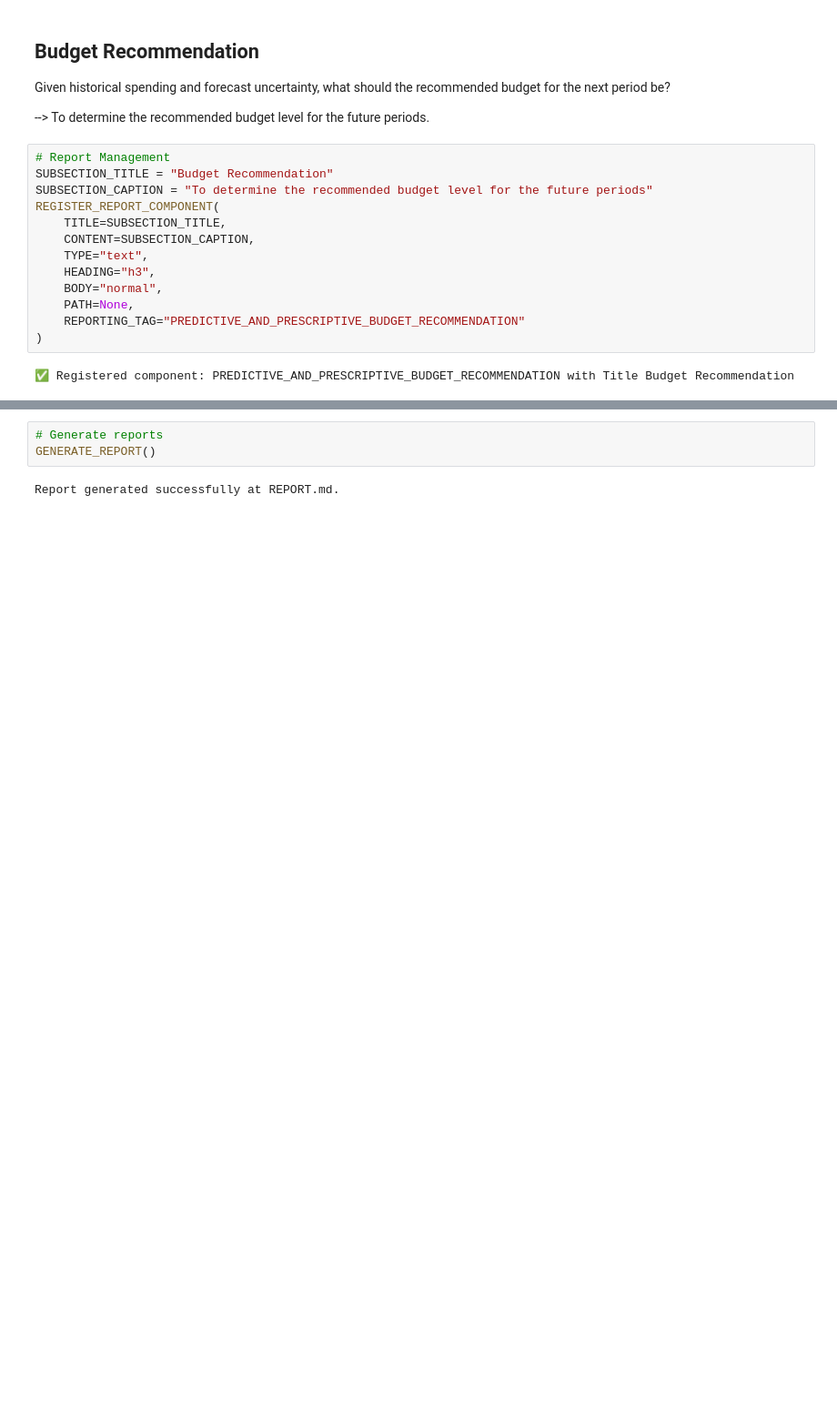
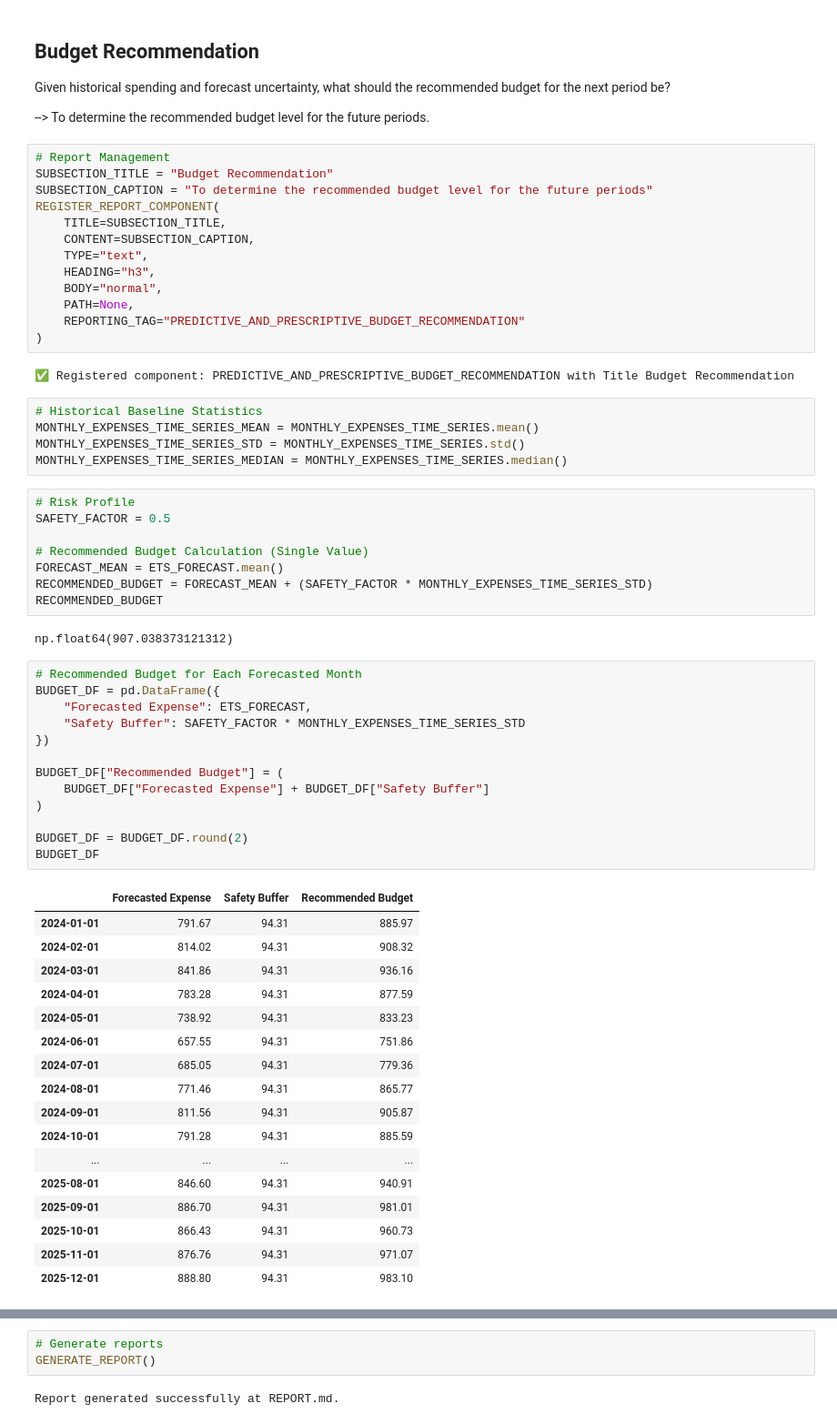
Before and after one commit to fawiyogo001/Paktolos, a Jupyter notebook: NOTEBOOKS/CASH_FLOW_DATA_ANALYSIS.ipynb, the cells around one changed output, grey strips where cells are left out. Shown at 91% size. Cells and saved outputs as stored; diff of their text form; blank space fills up the shorter version.

```diff
--- a/NOTEBOOKS/CASH_FLOW_DATA_ANALYSIS.ipynb
+++ b/NOTEBOOKS/CASH_FLOW_DATA_ANALYSIS.ipynb
@@ -3357,3 +3341,49 @@ REGISTER_REPORT_COMPONENT(
 )
 # %% [output]
 ✅ Registered component: PREDICTIVE_AND_PRESCRIPTIVE_BUDGET_RECOMMENDATION with Title Budget Recommendation
+# %%
+# Historical Baseline Statistics
+MONTHLY_EXPENSES_TIME_SERIES_MEAN = MONTHLY_EXPENSES_TIME_SERIES.mean()
+MONTHLY_EXPENSES_TIME_SERIES_STD = MONTHLY_EXPENSES_TIME_SERIES.std()
+MONTHLY_EXPENSES_TIME_SERIES_MEDIAN = MONTHLY_EXPENSES_TIME_SERIES.median()
+# %%
+# Risk Profile
+SAFETY_FACTOR = 0.5
+
+# Recommended Budget Calculation (Single Value)
+FORECAST_MEAN = ETS_FORECAST.mean()
+RECOMMENDED_BUDGET = FORECAST_MEAN + (SAFETY_FACTOR * MONTHLY_EXPENSES_TIME_SERIES_STD)
+RECOMMENDED_BUDGET
+# %% [output]
+np.float64(907.038373121312)
+# %%
+# Recommended Budget for Each Forecasted Month
+BUDGET_DF = pd.DataFrame({
+    "Forecasted Expense": ETS_FORECAST,
+    "Safety Buffer": SAFETY_FACTOR * MONTHLY_EXPENSES_TIME_SERIES_STD
+})
+
+BUDGET_DF["Recommended Budget"] = (
+    BUDGET_DF["Forecasted Expense"] + BUDGET_DF["Safety Buffer"]
+)
+
+BUDGET_DF = BUDGET_DF.round(2)
+BUDGET_DF
+# %% [output]
+|  | Forecasted Expense | Safety Buffer | Recommended Budget |
+| 2024-01-01 | 791.67 | 94.31 | 885.97 |
+| 2024-02-01 | 814.02 | 94.31 | 908.32 |
+| 2024-03-01 | 841.86 | 94.31 | 936.16 |
+| 2024-04-01 | 783.28 | 94.31 | 877.59 |
+| 2024-05-01 | 738.92 | 94.31 | 833.23 |
+| 2024-06-01 | 657.55 | 94.31 | 751.86 |
+| 2024-07-01 | 685.05 | 94.31 | 779.36 |
+| 2024-08-01 | 771.46 | 94.31 | 865.77 |
+| 2024-09-01 | 811.56 | 94.31 | 905.87 |
+| 2024-10-01 | 791.28 | 94.31 | 885.59 |
+| ... | ... | ... | ... |
+| 2025-08-01 | 846.60 | 94.31 | 940.91 |
+| 2025-09-01 | 886.70 | 94.31 | 981.01 |
+| 2025-10-01 | 866.43 | 94.31 | 960.73 |
+| 2025-11-01 | 876.76 | 94.31 | 971.07 |
+| 2025-12-01 | 888.80 | 94.31 | 983.10 |
```
Also changed, not shown: parts of 5 cells of this notebook, 6 other files.
